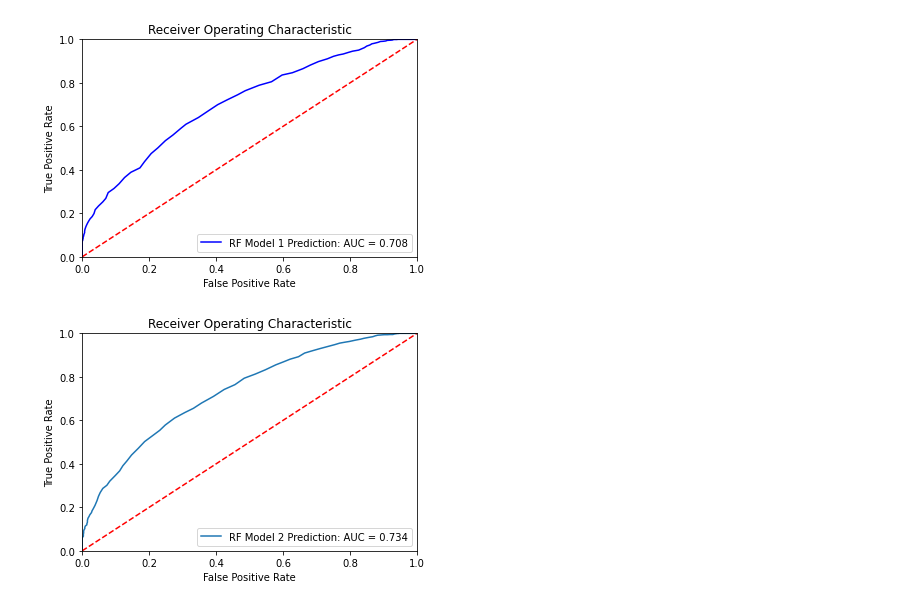
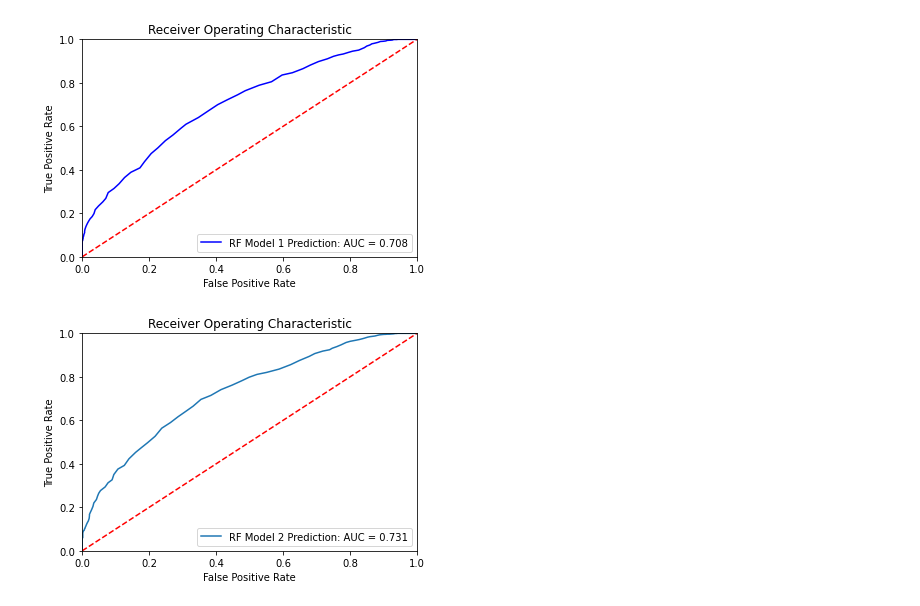
Before and after one commit to Emilio178/Bootcamp-Project2, a Jupyter notebook: randomforestmodelclassifier.ipynb, the cells around one changed output. Drawn from its saved outputs; the diff is of its cells as text; code cells hidden in the pictures.

```diff
--- a/randomforestmodelclassifier.ipynb
+++ b/randomforestmodelclassifier.ipynb
@@ -501,0 +661,3 @@ features2 = list(feature2_df.loc[feature2_df.Importance >= 0.010]['Features'])
+# %%
+feature_importance_rank = feature_importance.loc[feature_importance.Rank <= 73]
+feature_importance_rank
@@ -501,0 +678,3 @@ features2 = list(feature2_df.loc[feature2_df.Importance >= 0.010]['Features'])
+# %%
+selected_feats=list(feature_importance_rank.col_name.values)
+selected_feats
@@ -502,9 +699,9 @@ features2 = list(feature2_df.loc[feature2_df.Importance >= 0.010]['Features'])
 # %%
-X4 = X3.drop(columns=drop_feats2)
+X4 = X3[selected_feats]
 X4_train, X4_test, y2_train, y2_test = train_test_split(X4, y2, random_state=1, train_size=0.7)
 # %%
 rf_4 = RandomForestClassifier(n_estimators=100, random_state=42)
-rf_4.fit(X4_train, y_train)
+rf_4.fit(X4_train, y2_train)
 # %% [output]
 RandomForestClassifier(random_state=42)
 # %%
@@ -568,13 +766,14 @@ plt.show()
 [figure]
 # %%
 plt.title('Receiver Operating Characteristic')
-plt.plot(rf3_fpr,rf3_tpr, label='RF Model 2 Prediction: AUC = %.3f' %(rf3_auc))
+# plt.plot(rf3_fpr,rf3_tpr, label='RF All Fts Model 2 Prediction: AUC = %.3f' %(rf3_auc))
+plt.plot(rf4_fpr,rf4_tpr, label='RF Model 2 Prediction: AUC = %.3f' %(rf4_auc))
 plt.legend(loc = 'lower right')
 plt.plot([0, 1], [0, 1],'r--')
 plt.xlim([0, 1])
 plt.ylim([0, 1])
 plt.ylabel('True Positive Rate')
 plt.xlabel('False Positive Rate')
 plt.show()
 # %% [output]
-[figure, old version]
+[figure, new version]
```
Also changed, not shown: parts of 23 cells of this notebook, 1 other file.
